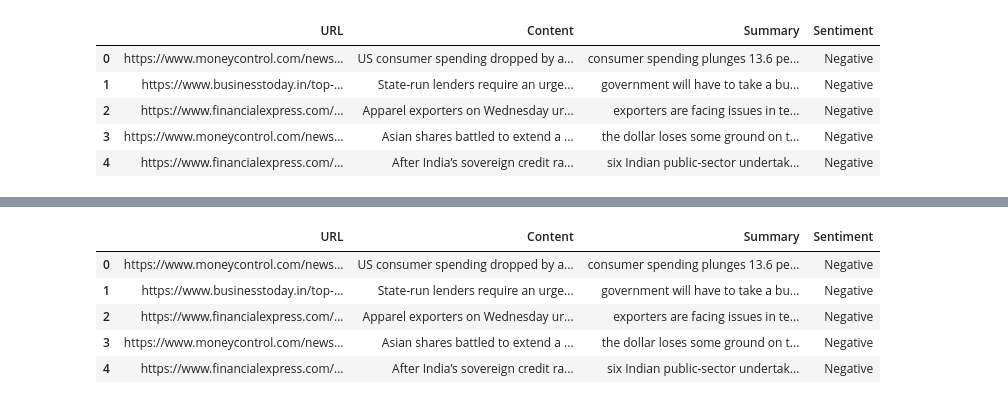
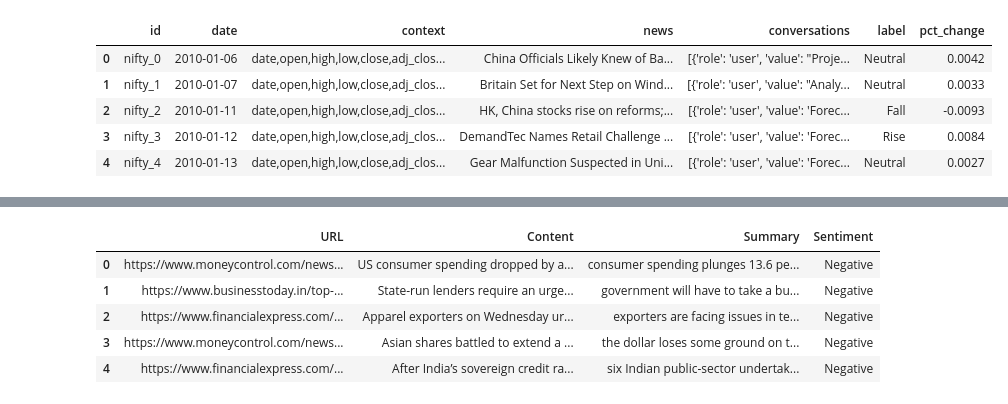
Before and after one commit to Sandeep20013/options-NIFTY50, a Jupyter notebook: stock-sentiment-analysis/EDA.ipynb, the cells around one changed output, grey strips where cells are left out. Drawn from its saved outputs; the diff is of its cells as text; code cells hidden in the pictures.

```diff
--- a/stock-sentiment-analysis/EDA.ipynb
+++ b/stock-sentiment-analysis/EDA.ipynb
@@ -4,12 +6,12 @@ import pandas as pd
 import matplotlib.pyplot as plt
 import seaborn as sns
 # %%
-df = pd.read_csv('data/Indian_Financial_News.csv', index_col=0)
+df = pd.read_excel("postgres_scripts/NIFTY_dataset.xlsx")
 df.head()
 # %% [output]
-|  | URL | Content | Summary | Sentiment |
-| 0 | https://www.moneycontrol.com/news... | US consumer spending dropped by a... | consumer spending plunges 13.6 pe... | Negative |
-| 1 | https://www.businesstoday.in/top-... | State-run lenders require an urge... | government will have to take a bu... | Negative |
-| 2 | https://www.financialexpress.com/... | Apparel exporters on Wednesday ur... | exporters are facing issues in te... | Negative |
-| 3 | https://www.moneycontrol.com/news... | Asian shares battled to extend a ... | the dollar loses some ground on t... | Negative |
-| 4 | https://www.financialexpress.com/... | After India’s sovereign credit ra... | six Indian public-sector undertak... | Negative |
+|  | id | date | context | news | conversations | label | pct_change |
+| 0 | nifty_0 | 2010-01-06 | date,open,high,low,close,adj_clos... | China Officials Likely Knew of Ba... | [{'role': 'user', 'value': "Proje... | Neutral | 0.0042 |
+| 1 | nifty_1 | 2010-01-07 | date,open,high,low,close,adj_clos... | Britain Set for Next Step on Wind... | [{'role': 'user', 'value': "Analy... | Neutral | 0.0033 |
+| 2 | nifty_2 | 2010-01-11 | date,open,high,low,close,adj_clos... | HK, China stocks rise on reforms;... | [{'role': 'user', 'value': 'Forec... | Fall | -0.0093 |
+| 3 | nifty_3 | 2010-01-12 | date,open,high,low,close,adj_clos... | DemandTec Names Retail Challenge ... | [{'role': 'user', 'value': 'Forec... | Rise | 0.0084 |
+| 4 | nifty_4 | 2010-01-13 | date,open,high,low,close,adj_clos... | Gear Malfunction Suspected in Uni... | [{'role': 'user', 'value': 'Forec... | Neutral | 0.0027 |
```
Also changed, not shown: parts of 14 cells of this notebook, 1 other file.
